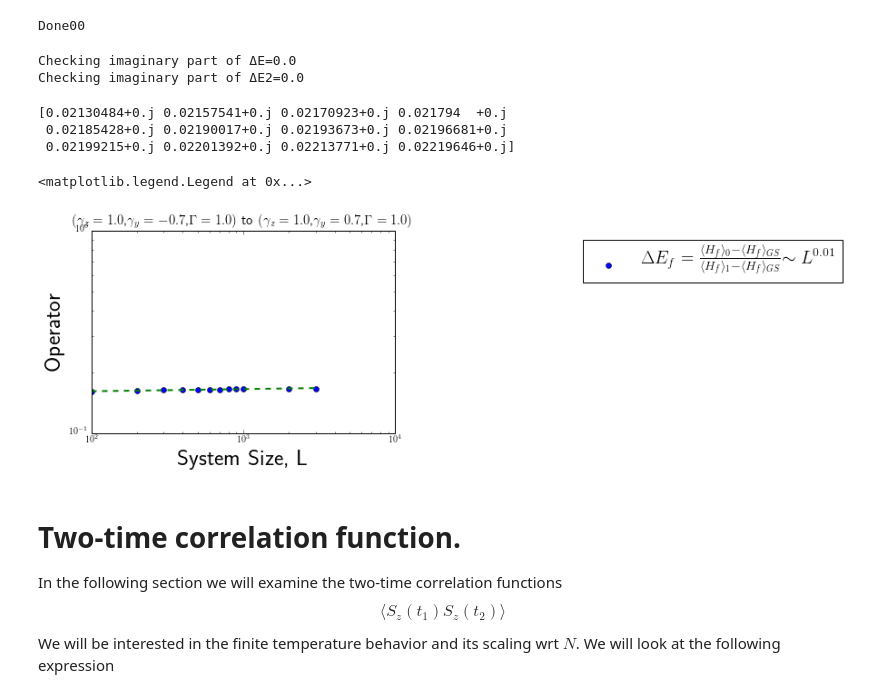
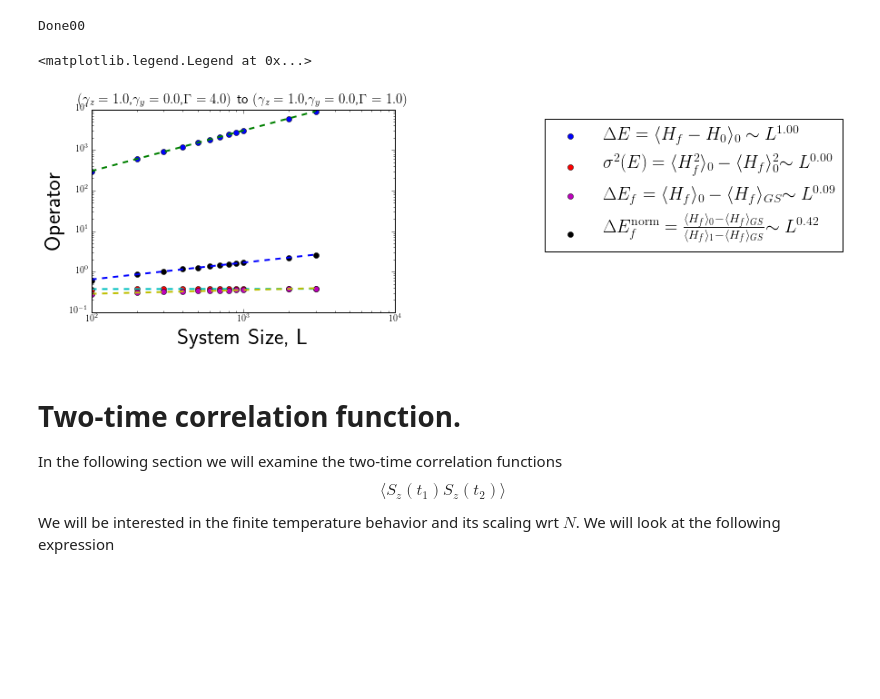
Before and after one commit to paraj003/LMG_quench, a Jupyter notebook: LMG_sim.ipynb, the cells around one changed output. Cells and saved outputs as stored; diff of their text form; code cells hidden in the pictures; blank space fills up the shorter version.

```diff
--- a/LMG_sim.ipynb
+++ b/LMG_sim.ipynb
@@ -799,11 +799,11 @@ Hf2arr=np.zeros(np.size(Larr),dtype=complex)
 H0arr=np.zeros(np.size(Larr),dtype=complex)
 for L,p in zip(Larr,range(np.size(Larr))):
     print('L='+str(L), end='\r', flush=True)
-    paramvals0=LMG.Ham_params(N=L,S=L/2,J=1.,γz=1.,γy=0.,Γ=1.)
+    paramvals0=LMG.Ham_params(N=L,S=L/2,J=1.,γz=1.,γy=0.,Γ=4.)
     Ham=LMG.LMG_generateHam(paramvals0)
     GSenergy,vec=spla.eigs(Ham,k=1,which="SR")
     GState=vec[:,0]
-    paramvalsf=LMG.Ham_params(N=L,S=L/2,J=1.,γz=0.,γy=1.,Γ=1.)
+    paramvalsf=LMG.Ham_params(N=L,S=L/2,J=1.,γz=1.,γy=0.,Γ=1.)
     Hamquench=LMG.LMG_generateHam(paramvalsf)
     energyf,vecf=spla.eigs(Hamquench,k=2,which="SR")
     GStatef=vecf[:,0]
@@ -820,71 +820,70 @@ Done00
 # %%
 deletelist=np.where(np.logical_and(np.logical_and(Hfarr==0,Hf2arr==0),H0arr==0))[0]
 ΔE=np.abs(Hfarr-H0arr)#energy into the quench
-ΔEf=np.divide(Hfarr-HfGSarr,np.abs(HfGSarr-HfFESarr)) #energy density of the quench relative to GS of quench Hamiltonian
-ΔE2=Hf2arr+np.square(H0arr)-2*H0arr*Hfarr
+ΔEf=Hfarr-HfGSarr
+ΔEfnorm=np.divide(Hfarr-HfGSarr,np.abs(HfGSarr-HfFESarr)) #energy density of the quench relative to GS of quench Hamiltonian
+#ΔE2=Hf2arr+np.square(H0arr)-2*H0arr*Hfarr
 varE=Hf2arr-np.square(Hfarr)
-print("Checking imaginary part of ΔE="+str(np.sum(np.imag(ΔE))))
-print("Checking imaginary part of ΔE2="+str(np.sum(np.imag(ΔE2))))
+#print("Checking imaginary part of ΔE="+str(np.sum(np.imag(ΔE))))
+#print("Checking imaginary part of ΔE2="+str(np.sum(np.imag(ΔE2))))
 ΔE_nonzero=np.delete(np.real(ΔE),deletelist,axis=0)
-ΔE2_nonzero=np.delete(np.real(ΔE2),deletelist,axis=0)
+#ΔE2_nonzero=np.delete(np.real(ΔE2),deletelist,axis=0)
 Larr_nonzero=np.delete(Larr,deletelist,axis=0)
 Hfarr_nonzero=np.delete(np.real(np.abs(Hfarr)),deletelist,axis=0)
 varE_nonzero=np.delete(np.real(np.abs(varE)),deletelist,axis=0)
 ΔEf_nonzero=np.delete(np.real(ΔEf),deletelist,axis=0)
+ΔEfnorm_nonzero=np.delete(np.real(ΔEfnorm),deletelist,axis=0)
-# %% [output]
-Checking imaginary part of ΔE=0.0
-Checking imaginary part of ΔE2=0.0
-# %%
-print(ΔEf)
-# %% [output]
-[0.02130484+0.j 0.02157541+0.j 0.02170923+0.j 0.021794  +0.j
- 0.02185428+0.j 0.02190017+0.j 0.02193673+0.j 0.02196681+0.j
- 0.02199215+0.j 0.02201392+0.j 0.02213771+0.j 0.02219646+0.j]
 # %%
 #linear fit to data
 logy1=np.log10(ΔE_nonzero)
 logx1=np.log10(Larr_nonzero)
 m1,b1 = np.polyfit(logx1,logy1, 1)
-logy2=np.log10(ΔE2_nonzero)
-logx2=np.log10(Larr_nonzero)
-m2,b2 = np.polyfit(logx2,logy2, 1)
-logy3=np.log10(Hfarr_nonzero)
-logx3=np.log10(Larr_nonzero)
-m3,b3 = np.polyfit(logx3,logy3, 1)
+#logy2=np.log10(ΔE2_nonzero)
+#logx2=np.log10(Larr_nonzero)
+#m2,b2 = np.polyfit(logx2,logy2, 1)
+#logy3=np.log10(Hfarr_nonzero)
+#logx3=np.log10(Larr_nonzero)
+#m3,b3 = np.polyfit(logx3,logy3, 1)
 logy4=np.log10(varE_nonzero)
 logx4=np.log10(Larr_nonzero)
 m4,b4 = np.polyfit(logx4,logy4, 1)
 logy5=np.log10(ΔEf_nonzero)
 logx5=np.log10(Larr_nonzero)
 m5,b5 = np.polyfit(logx5,logy5, 1)
+logy6=np.log10(ΔEfnorm_nonzero)
+logx6=np.log10(Larr_nonzero)
+m6,b6 = np.polyfit(logx6,logy6, 1)
 #plt.plot(logx,logy,'o')
 #plt.plot(logx,m1*logx+b1,'--')
 # %%
 #Plot average magnetization as a function of L
 
 #plt.loglog(Larr,np.divide(np.abs(Sz2infarr-Sztavg),(Sz2infarr)),'o')
 plt.figure()
-#plt.loglog(Larr_nonzero,ΔE_nonzero,'o',label='$\Delta E=\langle H_f-H_0\\rangle_0\\sim L^{%0.2f}$' % m1)
-#plt.loglog(Larr_nonzero,(10**b1)*(Larr_nonzero)**m1,'--',linewidth=2)
+plt.loglog(Larr_nonzero,ΔE_nonzero,'o',label='$\Delta E=\langle H_f-H_0\\rangle_0\\sim L^{%0.2f}$' % m1)
+plt.loglog(Larr_nonzero,(10**b1)*(Larr_nonzero)**m1,'--',linewidth=2)
 #plt.loglog(Larr_nonzero,ΔE2_nonzero,'o',label='$(\Delta E)^2\\sim L^{%0.2f}$' % m2)
 #plt.loglog(Larr_nonzero,(10**b2)*(Larr_nonzero)**m2,'--',linewidth=2)
 #plt.loglog(Larr_nonzero,Hfarr_nonzero,'o',label='$\langle H_f\\rangle_0$\\sim L^{%0.2f}$' % m3)
 #plt.loglog(Larr_nonzero,(10**b3)*(Larr_nonzero)**m3,'--',linewidth=2)
-#plt.loglog(Larr_nonzero,varE_nonzero,'o',label='$\sigma^2(E)=\langle H_f^2\\rangle_0-\langle H_f\\rangle_0^2$$\\sim L^{%0.2f}$' % m4)
+plt.loglog(Larr_nonzero,varE_nonzero,'o',label='$\sigma^2(E)=\langle H_f^2\\rangle_0-\langle H_f\\rangle_0^2$$\\sim L^{%0.2f}$' % m4)
+plt.loglog(Larr_nonzero,(10**b4)*(Larr_nonzero)**m4,'--',linewidth=2)
 #plt.loglog(Larr_nonzero,np.square(Hfarr),'-o',label='$\langle H_f\\rangle_0^2$' )
 #plt.loglog(Larr_nonzero,Hf2arr,'-o',label='$\langle H_f^2\\rangle_0$' )
-#plt.loglog(Larr_nonzero,(10**b4)*(Larr_nonzero)**m4,'--',linewidth=2)
-plt.loglog(Larr_nonzero,ΔEf_nonzero,'o',label='$\Delta E_f=\\frac{\langle H_f\\rangle_0-\langle H_f\\rangle_{GS}}{\langle H_f\\rangle_{1}-\langle H_f\\rangle_{GS}}$$\\sim L^{%0.2f}$' % m5)
+#
+plt.loglog(Larr_nonzero,ΔEf_nonzero,'o',label='$\Delta E_f=\\langle H_f\\rangle_0-\langle H_f\\rangle_{GS}$$\\sim L^{%0.2f}$' % m5)
 plt.loglog(Larr_nonzero,(10**b5)*(Larr_nonzero)**m5,'--',linewidth=2)
+plt.loglog(Larr_nonzero,ΔEfnorm_nonzero,'o',label='$\Delta E^{\\rm norm}_f=\\frac{\langle H_f\\rangle_0-\langle H_f\\rangle_{GS}}{\langle H_f\\rangle_{1}-\langle H_f\\rangle_{GS}}$$\\sim L^{%0.2f}$' % m6)
+plt.loglog(Larr_nonzero,(10**b6)*(Larr_nonzero)**m6,'--',linewidth=2)
 plt.ylabel('Operator',fontsize=25)
 plt.xlabel('System Size, L',fontsize=25)
 plt.title('$(\gamma_{z}=%0.1f$,$\gamma_{y}=%0.1f$,$\Gamma=%0.1f)$ to  $(\gamma_{z}=%0.1f$,$\gamma_{y}=%0.1f$,$\Gamma=%0.1f)$'%(paramvals0.γz,paramvals0.γy,paramvals0.Γ,paramvalsf.γz,paramvalsf.γy,paramvalsf.Γ),fontsize=15)
 #plt.title('Quench from  $(\gamma_{z}=%0.1f$) '% paramvals0.γz ,fontsize=25)
 
 plt.legend(bbox_to_anchor=(2.5,1),numpoints=1,fontsize=20)
 # %% [output]
 <matplotlib.legend.Legend at 0x...>
-[figure, old version]
+[figure, new version]
 # %% [markdown]
 # Two-time correlation function.
 In the following section we will  examine the two-time correlation functions
```
Also changed, not shown: parts of 13 cells of this notebook, 1 other file.
